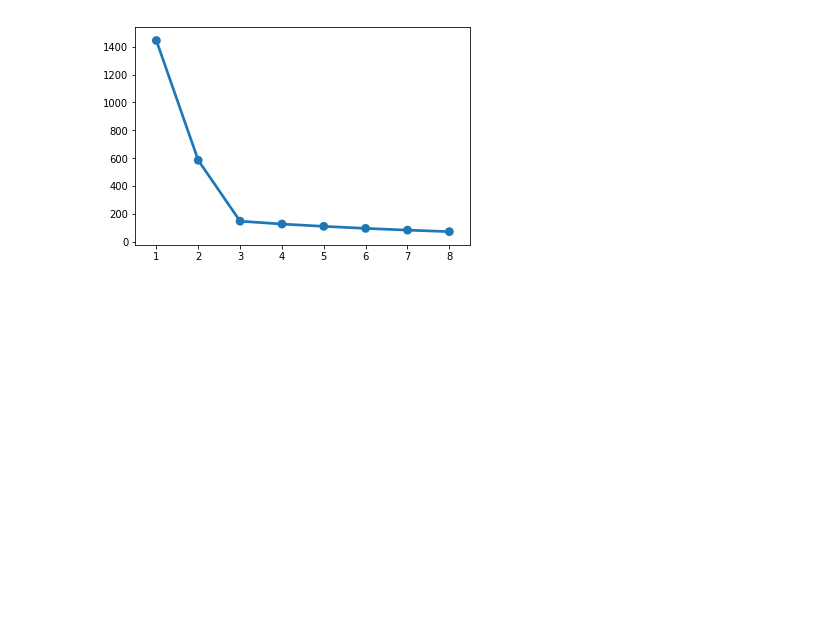
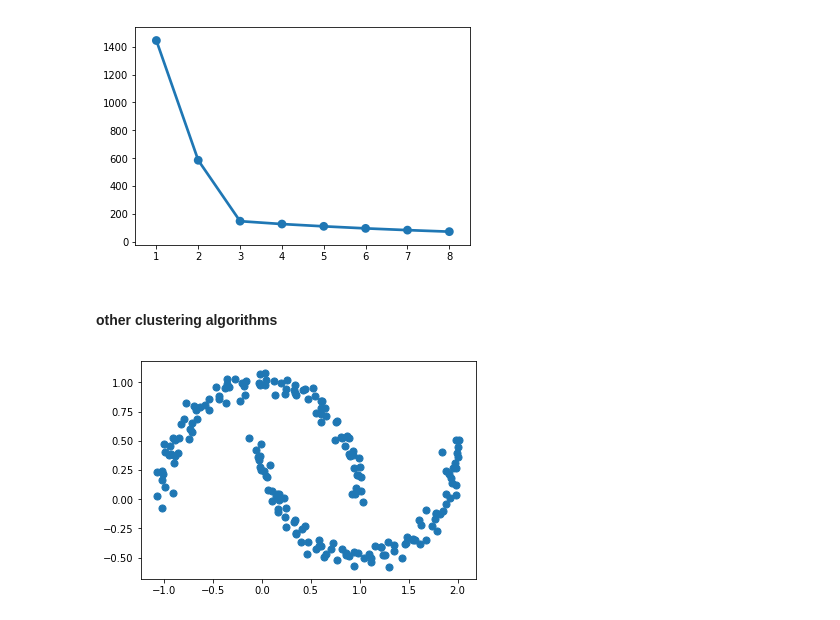
Before and after one commit to YAHYA-H/XRecomendationEngine, a Jupyter notebook: DataMiningTechniques/K-means clustering.ipynb, the cells around one changed output. Drawn from its saved outputs; the diff is of its cells as text; code cells hidden in the pictures; blank space fills up the shorter version.

```diff
--- a/DataMiningTechniques/K-means clustering.ipynb
+++ b/DataMiningTechniques/K-means clustering.ipynb
@@ -65,3 +64,19 @@ plt.scatter(x=[j for j in range(1,9)],y=ss)
 # %% [output]
 <matplotlib.axes._subplots.AxesSubplot at 0x...>
 [figure]
+# %% [markdown]
+#### other clustering algorithms
+# %%
+#Construct a plot with hafl moons
+
+#import the half moon function from scikit-learn
+from sklearn.datasets import make_moons
+
+#Get access to points using the make_moons function
+x_m, y_m = make_moons(200, noise=.05, random_state=0)
+
+#plot the two half moon cluster
+plt.scatter(x_m[:, 0], x_m[:,1], s=50)
+plt.show()
+# %% [output]
+[figure, added]
```
Also changed, not shown: parts of 4 cells of this notebook.
